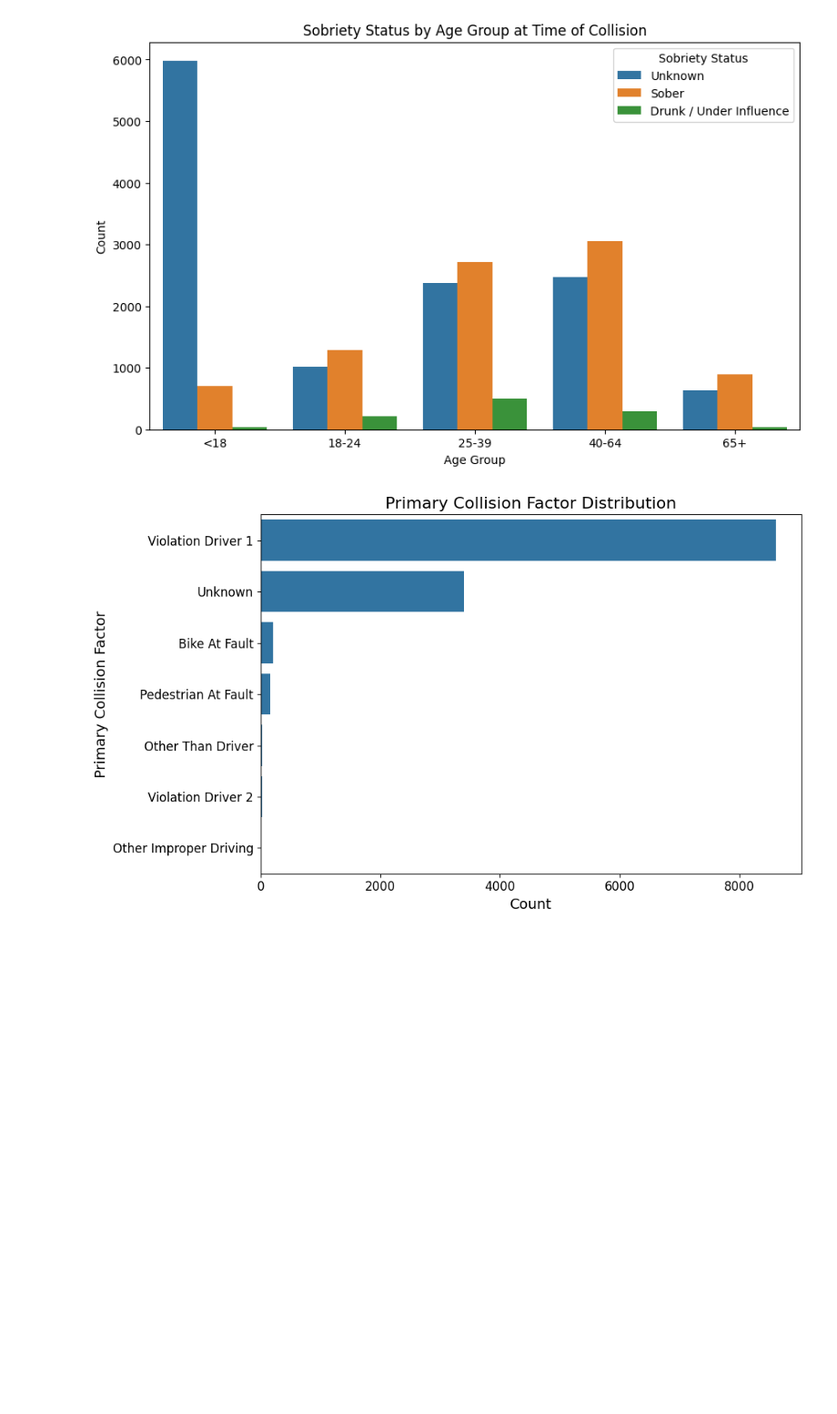
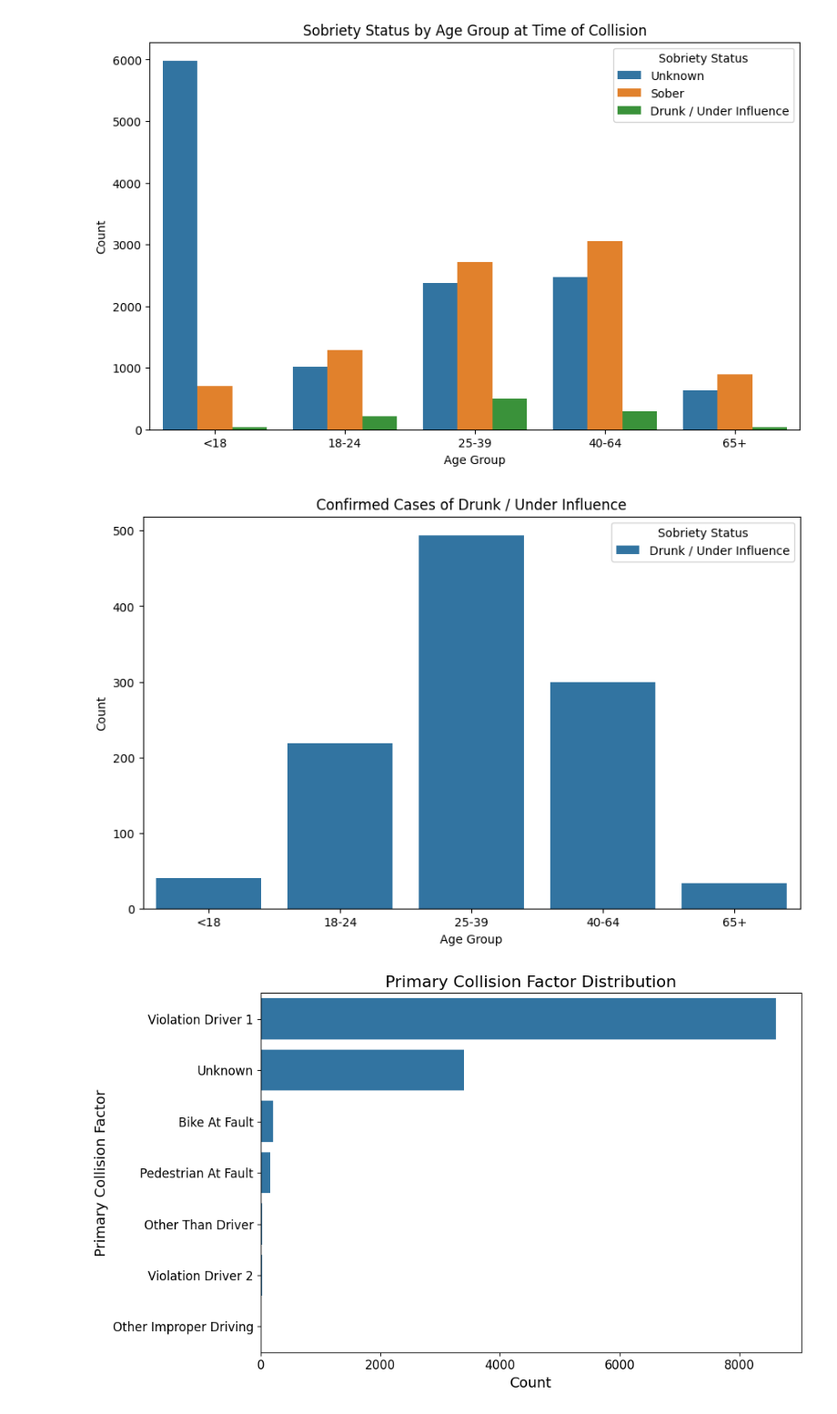
Before and after one commit to luanled/cmpe255-crash-injury-severity, a Jupyter notebook: notebooks/Brian visualize_preprocessed_data.ipynb, the cells around one changed output. Shown: that part at 91% size. Cells and saved outputs as stored; diff of their text form; code cells hidden in the pictures; blank space fills up the shorter version.

Commit message:
Added a chart to Brian's Notebook

```diff
--- a/notebooks/Brian visualize_preprocessed_data.ipynb
+++ b/notebooks/Brian visualize_preprocessed_data.ipynb
@@ -174,6 +174,33 @@ plt.legend(title='Sobriety Status', labels=['Unknown', 'Sober', 'Drunk / Under I
 plt.show()
 # %% [output]
 [figure]
+# %%
+# Brian: Focus only on Drunk / Under Influence
+
+# Specify the order of categories for AgeBracket
+age_order = ['<18', '18-24', '25-39', '40-64', '65+']
+
+# Define the sobriety statuses you want to include in the plot
+selected_sobriety_labels = [
+    #'Impairment Not Known',
+    #'Had Not Been Drinking',
+    'Had Been Drinking - Under Influence',
+    #'Had Been Drinking - Not Under Influence',
+    #'Had Been Drinking - Impairment Unknown'
+]
+
+# Filter the dataset to include only the selected sobriety statuses
+filtered_data = preprocessed_vehicle_data[preprocessed_vehicle_data['Sobriety_Label'].isin(selected_sobriety_labels)]
+
+plt.figure(figsize=(10, 6))
+sns.countplot(data=filtered_data, x='AgeBracket', hue='Sobriety_Label', order=age_order)
+plt.title('Confirmed Cases of Drunk / Under Influence')
+plt.xlabel('Age Group')
+plt.ylabel('Count')
+plt.legend(title='Sobriety Status', labels=['Drunk / Under Influence'])
+plt.show()
+# %% [output]
+[figure, added]
 # %%
 # Visualize Primary Collision Factor Distribution
 plt.figure(figsize=(10, 6))  # Increase figure size
```
